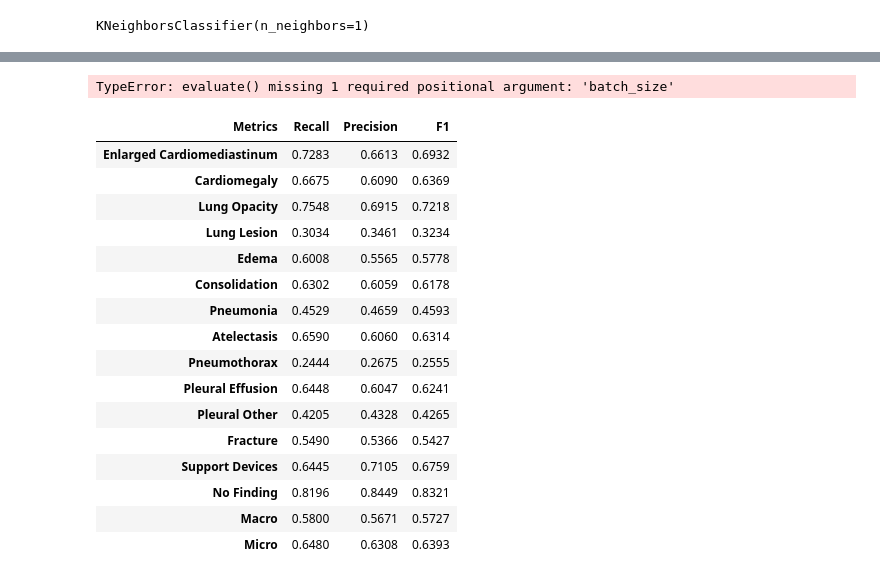
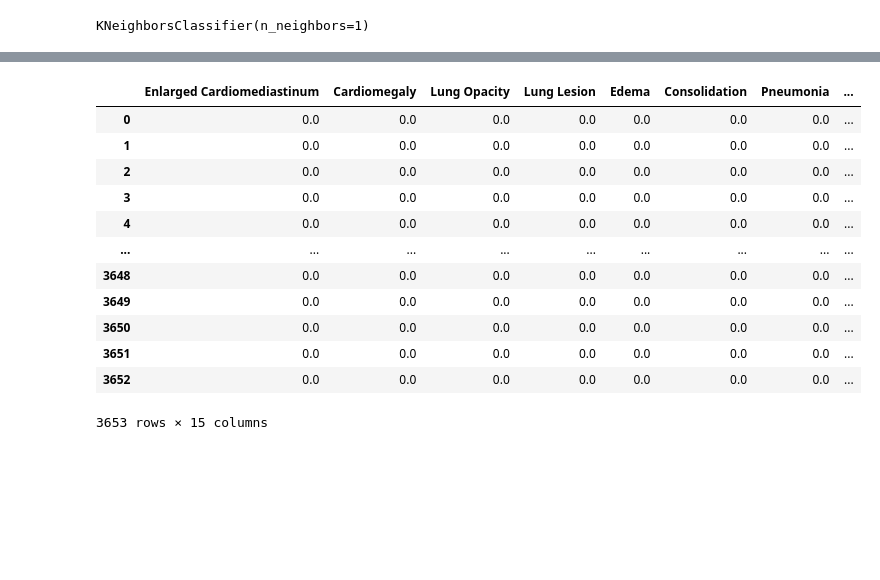
Before and after one commit to pjumruspun/chest-xray-report-gen, a Jupyter notebook: text_generation/baseline.ipynb, the cells around one changed output, grey strips where cells are left out. Drawn from its saved outputs; the diff is of its cells as text; code cells hidden in the pictures; blank space fills up the shorter version.

```diff
--- a/text_generation/baseline.ipynb
+++ b/text_generation/baseline.ipynb
@@ -185,5 +65,0 @@ else:
-# %%
-if not RANDOM_PROJECT:
-    train_image_embeddings = pca_transform(train_image_embeddings)
-    val_image_embeddings = pca_transform(val_image_embeddings)
-    test_image_embeddings = pca_transform(test_image_embeddings)
@@ -190,5 +367,5 @@ if not RANDOM_PROJECT:
 # %%
-# Fit pca transformed into knn
+train_image_embeddings, train_captions, val_image_embeddings, val_captions, test_image_embeddings, test_captions = get_vectors(0, 2048, load=True)
 indices = [*range(train_image_embeddings.shape[0])]
 one_nn = KNeighborsClassifier(n_neighbors=1)
 one_nn.fit(train_image_embeddings, indices)
@@ -265,5 +373,0 @@ val_eval_matrix.round(4)
-# %%
-predicted_reports = predict(test_image_embeddings)
-test_eval_matrix = evaluate(test_captions, predicted_reports, batch_size=12)
-# %% [output]
-TypeError: evaluate() missing 1 required positional argument: 'batch_size'
@@ -270,22 +376,36 @@ TypeError: evaluate() missing 1 required positional argument: 'batch_size'
+# %%
+def chexperify(captions, batch_size):
+    df = []
+    data_loader = DataLoader(
+        captions,
+        batch_size=batch_size,
+        num_workers=0,
+        pin_memory=True
+    )
+
+    for batch in tqdm(data_loader):
+        labels = chexpert(batch, tokenizer)
+        df.append(labels)
+
+
+    df = pd.concat(df).reset_index(drop=True)
+    df['captions'] = tokenizer.decode(captions)
+    return df
 # %%
-test_eval_matrix = evaluate(test_captions, predicted_reports, batch_size=12)
+true_df = chexperify(test_captions, batch_size=12)
-# %%
-test_eval_matrix.round(4)
-# %% [output]
-| Metrics | Recall | Precision | F1 |
-| Enlarged Cardiomediastinum | 0.7283 | 0.6613 | 0.6932 |
-| Cardiomegaly | 0.6675 | 0.6090 | 0.6369 |
-| Lung Opacity | 0.7548 | 0.6915 | 0.7218 |
-| Lung Lesion | 0.3034 | 0.3461 | 0.3234 |
-| Edema | 0.6008 | 0.5565 | 0.5778 |
-| Consolidation | 0.6302 | 0.6059 | 0.6178 |
-| Pneumonia | 0.4529 | 0.4659 | 0.4593 |
-| Atelectasis | 0.6590 | 0.6060 | 0.6314 |
-| Pneumothorax | 0.2444 | 0.2675 | 0.2555 |
-| Pleural Effusion | 0.6448 | 0.6047 | 0.6241 |
-| Pleural Other | 0.4205 | 0.4328 | 0.4265 |
-| Fracture | 0.5490 | 0.5366 | 0.5427 |
-| Support Devices | 0.6445 | 0.7105 | 0.6759 |
-| No Finding | 0.8196 | 0.8449 | 0.8321 |
-| Macro | 0.5800 | 0.5671 | 0.5727 |
-| Micro | 0.6480 | 0.6308 | 0.6393 |
+# %%
+true_df
+# %% [output]
+|  | Enlarged Cardiomediastinum | Cardiomegaly | Lung Opacity | Lung Lesion | Edema | Consolidation | Pneumonia | ... |
+| 0 | 0.0 | 0.0 | 0.0 | 0.0 | 0.0 | 0.0 | 0.0 | ... |
+| 1 | 0.0 | 0.0 | 0.0 | 0.0 | 0.0 | 0.0 | 0.0 | ... |
+| 2 | 0.0 | 0.0 | 0.0 | 0.0 | 0.0 | 0.0 | 0.0 | ... |
+| 3 | 0.0 | 0.0 | 0.0 | 0.0 | 0.0 | 0.0 | 0.0 | ... |
+| 4 | 0.0 | 0.0 | 0.0 | 0.0 | 0.0 | 0.0 | 0.0 | ... |
+| ... | ... | ... | ... | ... | ... | ... | ... | ... |
+| 3648 | 0.0 | 0.0 | 0.0 | 0.0 | 0.0 | 0.0 | 0.0 | ... |
+| 3649 | 0.0 | 0.0 | 0.0 | 0.0 | 0.0 | 0.0 | 0.0 | ... |
+| 3650 | 0.0 | 0.0 | 0.0 | 0.0 | 0.0 | 0.0 | 0.0 | ... |
+| 3651 | 0.0 | 0.0 | 0.0 | 0.0 | 0.0 | 0.0 | 0.0 | ... |
+| 3652 | 0.0 | 0.0 | 0.0 | 0.0 | 0.0 | 0.0 | 0.0 | ... |
+3653 rows × 15 columns
```
Also changed, not shown: parts of 19 cells of this notebook, 25 other files.
